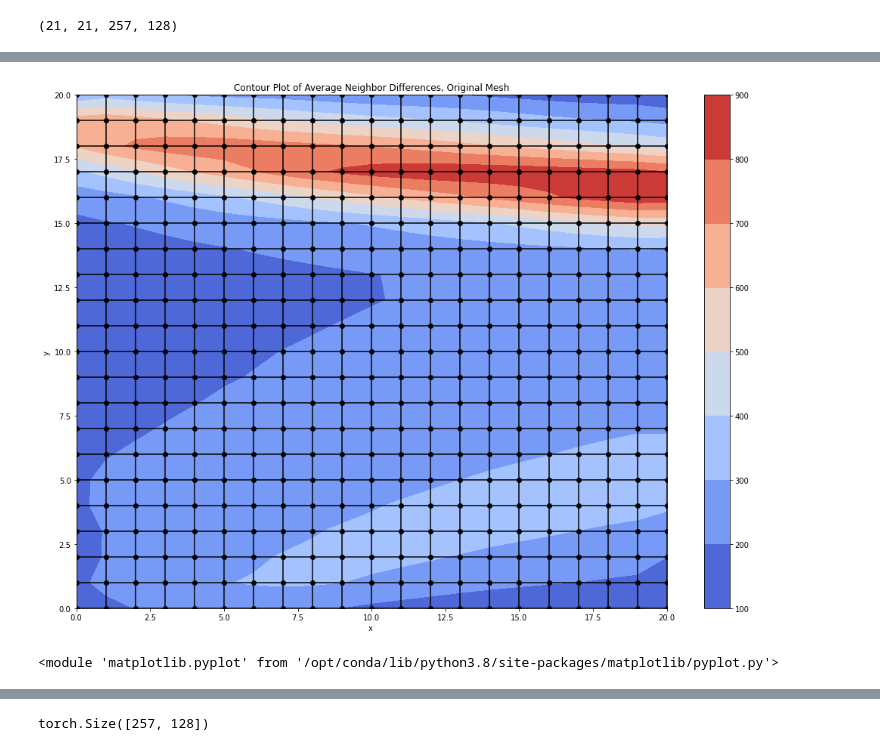
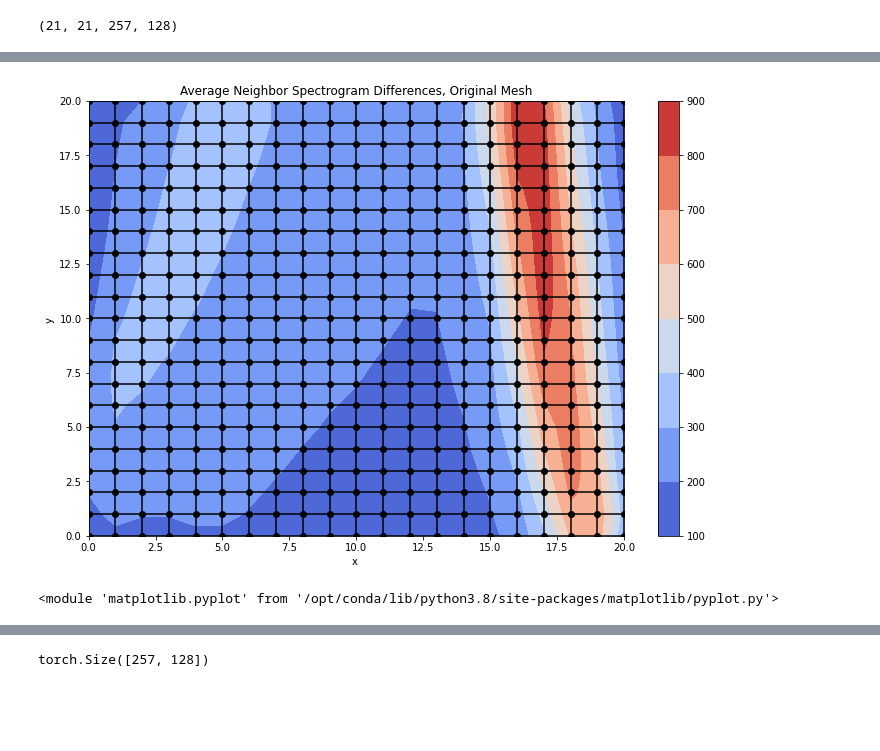
Before and after one commit to lonce/sonyGanFork, a Jupyter notebook: SOM.ipynb, the cells around one changed output, grey strips where cells are left out. Saved outputs shown, nothing was run; the diff lists cells and outputs as text; code cells hidden in the pictures; blank space fills up the shorter version.

```diff
--- a/SOM.ipynb
+++ b/SOM.ipynb
@@ -573,8 +178,23 @@ p2.weights2D.shape
-# %%
-if checkpointdir == "Keepers/nsynthsubsetmodel/output/outname_nsynthsubset_hop128_PGHI" :
-    for i in range(ylength) :
-        for j in range(xlength) :
-            p2.weights[i, j] = setPitch(p2.weights[i, j], eval_manager, "pitch", j+64)
+# %%
+# here we set the one-hot part of the latent vector to be the values for requested pitches
+# Set a single pitch for given column, incrementing across columns
+# Have to do this *after* creating the kmap because that's where the grid of latents is generated.
+if minPitch != None :
+    if pitchDim == 0 :
+        numPitches=ylength
+    if pitchDim == 1 :
+        numPitches=xlength
+    if (maxPitch-minPitch) != 0  : #if not asking for constant pitch
+        assert abs(maxPitch-minPitch)+1 == numPitches, f"pitch range is [{minPitch},{maxPitch}], but dimension {pitchDim} is of length {numPitches}"
+
+    for i in range(ylength) :
+        for j in range(xlength) :
+            if pitchDim == 0 : # increment pitch across rows
+                p2.weights[i, j] = som.setPitch(p2.weights[i, j], eval_manager, "pitch", i+minPitch)
+            elif pitchDim == 1 : # increment pitch across columns
+                p2.weights[i, j] = som.setPitch(p2.weights[i, j], eval_manager, "pitch", j+minPitch)
+            else : # all sounds at same pitch
+                p2.weights[i, j] = som.setPitch(p2.weights[i, j], eval_manager, "pitch", minPitch)
 # %%
 plt.xlabel("mesh dimension 0")
 plt.ylabel("mesh dimension 1")
@@ -622,31 +251,38 @@ plt.show()
 # %%
 # PRE ADAPTATION CONTOUR
 
 cmap = 'coolwarm' #mpl.cm.cool
-#norm = mpl.colors.Normalize(vmin=5, vmax=10)
+xidxmax, yidxmax=pre_avgs.shape
+vmax= np.amax(pre_avgs) #80#900
+vmin=0
+
+def map(x, maxv) :
+    a=np.min(x)
+    b=np.max(x)
+    return maxv*(x-a)/(b-a)
 
 # get out mesh of node weights
-X = np.arange(0, 21)
-Y = np.arange(0, 21)
-X, Y = np.meshgrid(X, Y)
+X = np.arange(0, xidxmax)
+Y = np.arange(0, yidxmax)
+X, Y = np.meshgrid(map(X, xidxmax-1), map(Y, yidxmax-1), indexing='ij')
 
 
 fig,ax=plt.subplots(1,1)
-fig.set_size_inches(17.5, 12.5)
+fig.set_size_inches(12, 8)
 cp = ax.contourf(X, Y, pre_avgs, cmap=cmap)  #original mesh to plot guassian
 
 fig.colorbar(cp) # Add a colorbar to a plot
 ax.set_title('Average Neighbor Spectrogram Differences, Original Mesh')
 ax.set_xlabel('x ')
 ax.set_ylabel('y ')
 
 
 ##########
 #Put the mesh on top of the values
 plotmesh(X,Y, plt)
 #plt.show()
 # %% [output]
-[figure, old version]
+[figure, new version]
 <module 'matplotlib.pyplot' from '/opt/conda/lib/python3.8/site-packages/matplotlib/pyplot.py'>
 # %%
 # Now do the SOM Linearization
```
Also changed, not shown: parts of 35 cells of this notebook, 9 other files.
